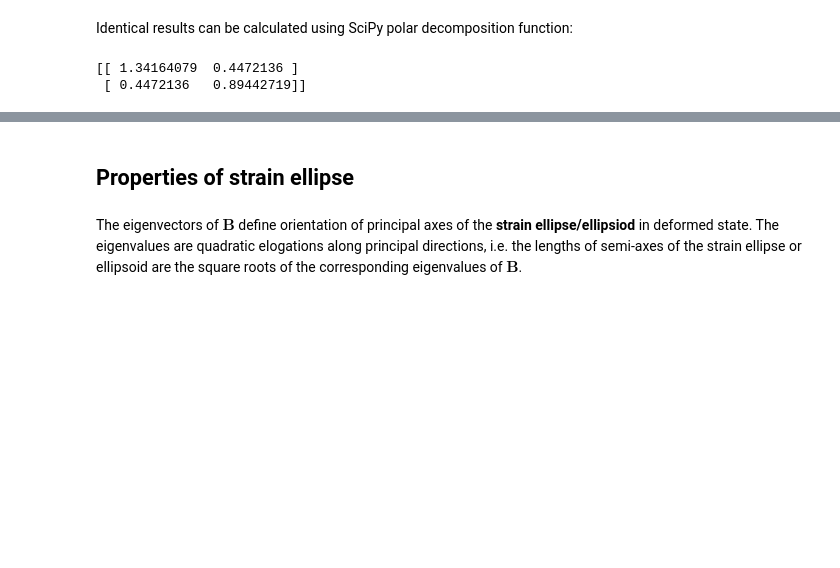
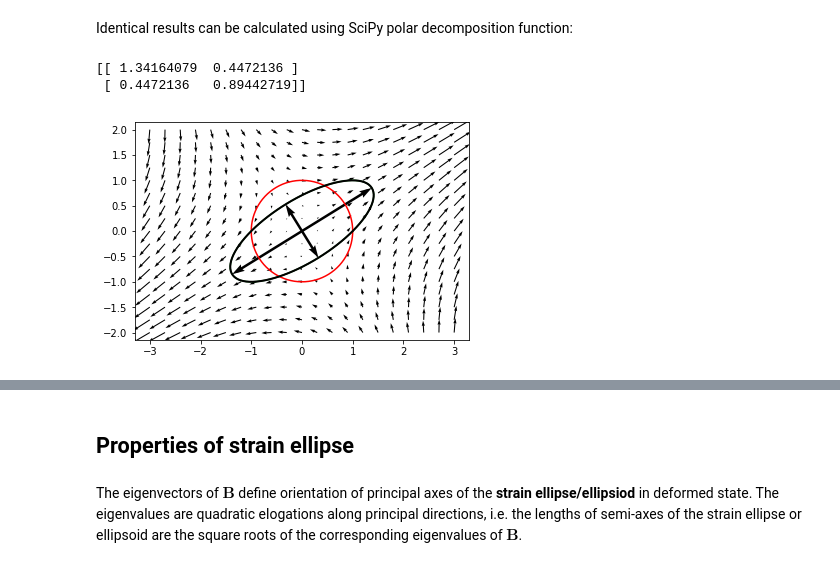
Before and after one commit to ondrolexa/sg2, a Jupyter notebook: 11_Strain_ellipse.ipynb, the cells around one changed output, grey strips where cells are left out. Saved outputs shown, nothing was run; the diff lists cells and outputs as text; code cells hidden in the pictures; blank space fills up the shorter version.

```diff
--- a/11_Strain_ellipse.ipynb
+++ b/11_Strain_ellipse.ipynb
@@ -48,9 +53,11 @@ Identical results can be calculated using SciPy polar decomposition function:
 # %%
 R, V = la.polar(F, 'left')
 print(V)
+def_show(V)
 # %% [output]
 [[ 1.34164079  0.4472136 ]
  [ 0.4472136   0.89442719]]
+[figure, added]
 # %%
 R, U = la.polar(F, 'right')
 print(U)
```
Also changed, not shown: parts of 19 cells of this notebook, 1 other file.
